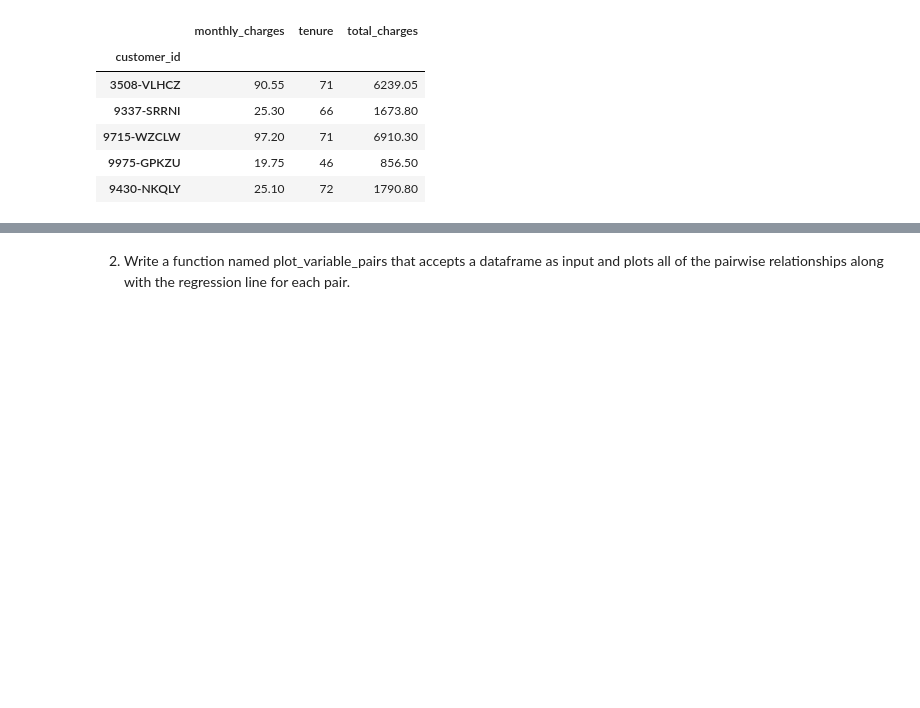
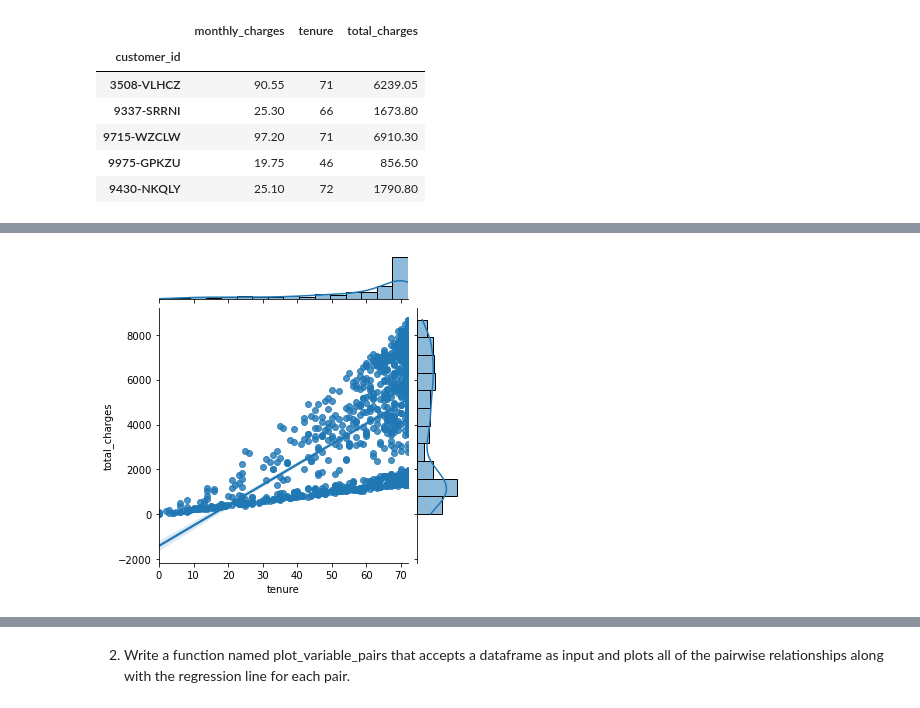
Before and after one commit to lupeluna/regression-exercises, a Jupyter notebook: explore.ipynb, the cells around one changed output, grey strips where cells are left out. Drawn from its saved outputs; the diff is of its cells as text; code cells hidden in the pictures; blank space fills up the shorter version.

```diff
--- a/explore.ipynb
+++ b/explore.ipynb
@@ -67,0 +88,9 @@ train.head()
+# %%
+# use a jointplot() with kind=reg to view individual variable
+# distributions for our x and y along with a scatter plot with
+# regression line
+
+sns.jointplot(x="tenure", y="total_charges", data=train,  kind='reg', height=5)
+plt.show()
+# %% [output]
+[figure, added]
```
Also changed, not shown: parts of 9 cells of this notebook.
